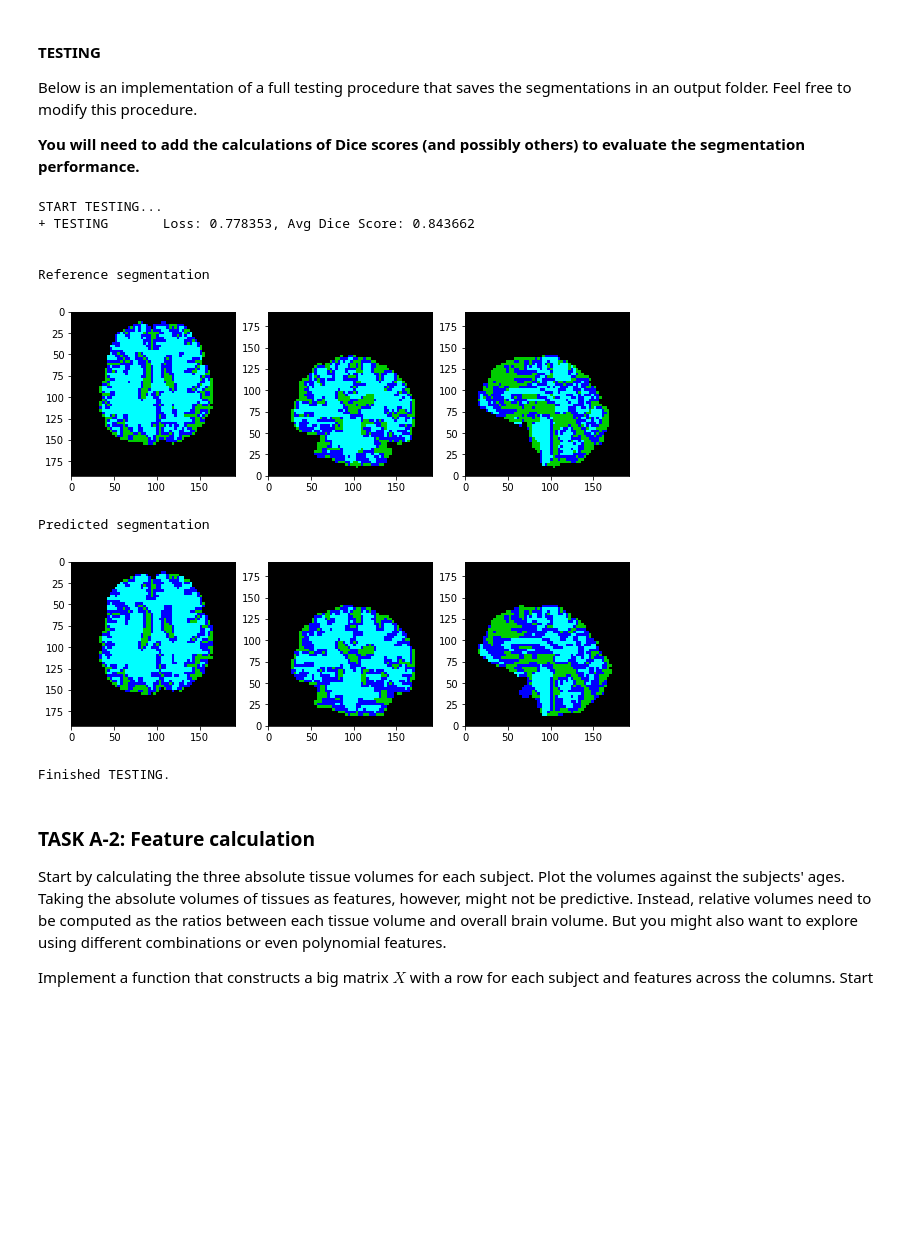
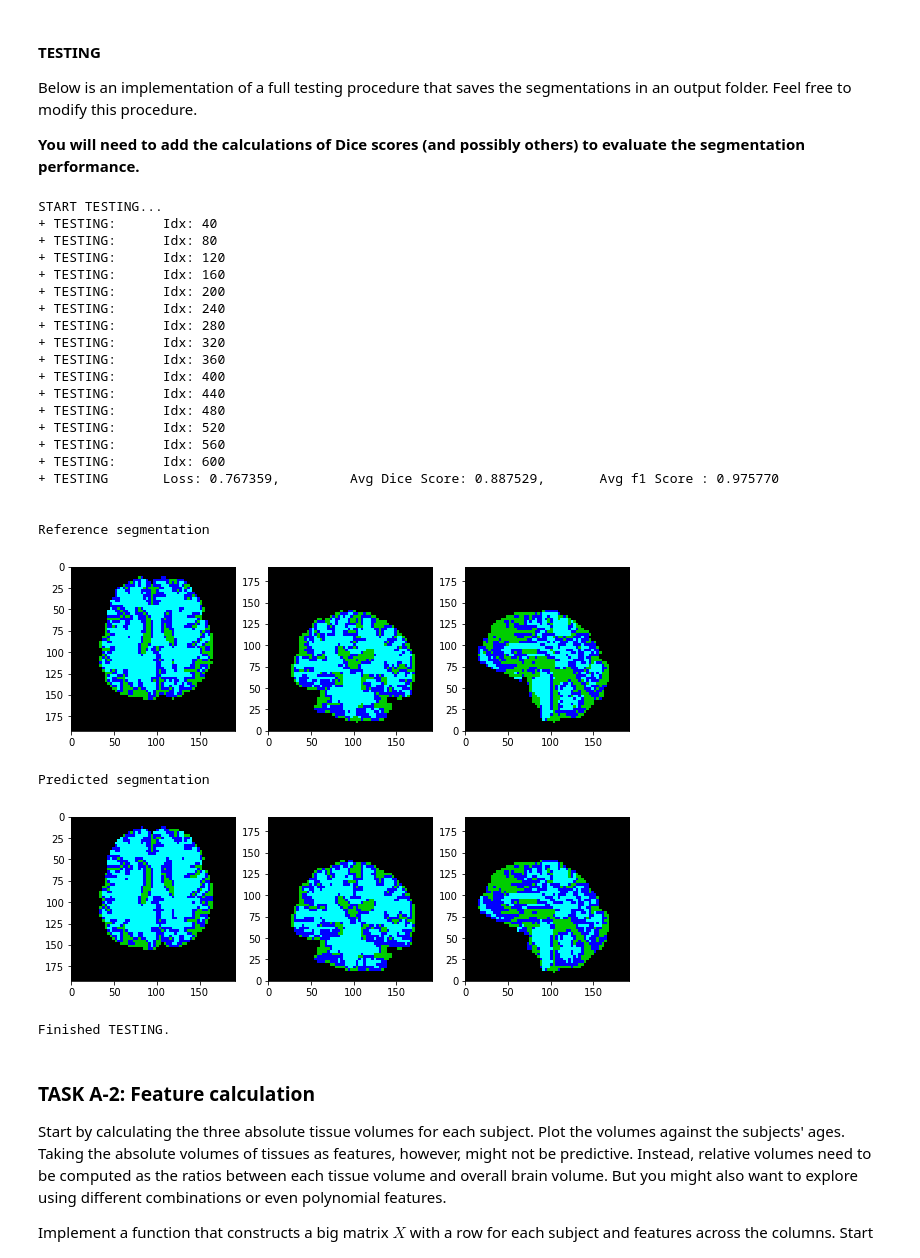
Before and after one commit to chengyiz/Brain-MRI-Segmentation, a Jupyter notebook: mli-coursework-2/MLI-CW-2.ipynb, the cells around one changed output. Drawn from its saved outputs; the diff is of its cells as text; code cells hidden in the pictures; blank space fills up the shorter version.

```diff
--- a/mli-coursework-2/MLI-CW-2.ipynb
+++ b/mli-coursework-2/MLI-CW-2.ipynb
@@ -165,12 +165,13 @@ Here we set some default hyper-parameters and a starting configuration for the i
 # %%
 rnd_seed = 42 #fixed random seed
 
+# img_size = [128, 128, 128]
 img_size = [64, 64, 64]
 img_spacing = [3, 3, 3]
 
-num_epochs = 80
+num_epochs = 100
 learning_rate = 0.001
-batch_size = 8
+batch_size = 4
 val_interval = 10
 
 num_classes = 4
@@ -251,15 +252,13 @@ class SimpleNet3D(nn.Module):
     def __init__(self, num_classes):
         super(SimpleNet3D, self).__init__()
         self.num_classes = num_classes
-        self.conv1 = nn.Conv3d(1, 6, kernel_size=3, padding=1)
-        self.conv2 = nn.Conv3d(6, 16, kernel_size=3, padding=1)
-        self.conv3 = nn.Conv3d(16, 40, kernel_size=3, padding=1)
-        self.conv4 = nn.Conv3d(40, 21, kernel_size=1)
-        self.conv5 = nn.Conv3d(21, num_classes, kernel_size=1)
+        self.conv1 = nn.Conv3d(1, 18, kernel_size=3, padding=1)
+        self.conv2 = nn.Conv3d(18, 36, kernel_size=3, padding=1)
+        self.conv3 = nn.Conv3d(36, 54, kernel_size=3, padding=1)
+        self.conv4 = nn.Conv3d(54, 27, kernel_size=1)
+        self.conv5 = nn.Conv3d(27, num_classes, kernel_size=1)
 
     def forward(self, x):
-#         x = F.max_pool3d(F.relu(self.conv1(x)), 2, stride=1)
-#         x = F.max_pool3d(F.relu(self.conv2(x)), 2, stride=1)
         x = F.relu(self.conv1(x))
         x = F.relu(self.conv2(x))
         x = F.relu(self.conv3(x))
@@ -506,8 +484,8 @@ pred_dir = os.path.join(out_dir, 'pred')
 if not os.path.exists(pred_dir):
     os.makedirs(pred_dir)
 
-model = SimpleNet3D(num_classes=num_classes)
-model.load_state_dict(torch.load(os.path.join(model_dir, 'model.pt')))
+# model = SimpleNet3D(num_classes=num_classes)
+# model.load_state_dict(torch.load(os.path.join(model_dir, 'model.pt')))
 model.to(device)
 model.eval()
 
@@ -517,6 +495,7 @@ loss_test = 0
 sum_pts = 0
 idx_test = 0
 d_score = 0
+skd_score = 0
 with torch.no_grad():
     for data_sample in dataloader_test:
         img, seg = data_sample['img'].to(device), data_sample['seg'].to(device)
@@ -529,9 +508,9 @@ with torch.no_grad():
         prd = torch.argmax(prd, dim=1)
         # Dice Score
 
-#         prd_d = prd.view(prd.size()[0], -1)
-#         seg_d = seg.view(seg.size()[0], -1)
-#         d_score += metrics.f1_score(seg_d.cpu().squeeze(), prd_d.cpu().squeeze(), average='weighted')
+        prd_d = prd.view(prd.size()[0], -1)
+        seg_d = seg.view(seg.size()[0], -1)
+        skd_score += metrics.f1_score(seg_d.cpu().squeeze(), prd_d.cpu().squeeze(), average='weighted')
 
         sample = dataset_test.get_sample(idx_test)
         name = dataset_test.get_seg_name(idx_test)
@@ -540,34 +519,52 @@ with torch.no_grad():
         # Dice Score
         prediction.CopyInformation(sample['seg'])
         segmentation = sitk.GetImageFromArray(seg.cpu().squeeze().numpy().astype(np.uint8))
         segmentation.CopyInformation(sample['seg'])
         overlap_measures_filter = sitk.LabelOverlapMeasuresImageFilter()
         overlap_measures_filter.Execute(prediction, segmentation)
         d_score += overlap_measures_filter.GetDiceCoefficient()
 
         sitk.WriteImage(prediction, os.path.join(pred_dir, name))
 
         idx_test += 1
+        if (idx_test % 40 == 0):
+            print('+ TESTING: \tIdx: {}'.format(idx_test))
 
 loss_test /= sum_pts
 avg_d_score = d_score / idx_test
+avg_skd_score = skd_score.item() / idx_test
 
-print('+ TESTING \tLoss: {:.6f}, Avg Dice Score: {:.6f}'.format(loss_test, avg_d_score))
+print('+ TESTING \tLoss: {:.6f}, \tAvg Dice Score: {:.6f}, \tAvg f1 Score : {:.6f}'.format(loss_test, avg_d_score, avg_skd_score))
 
 # Show last testing sample as an example
 print('\n\nReference segmentation')
 display_image(sitk.LabelToRGB(sample['seg']))
 print('Predicted segmentation')
 display_image(sitk.LabelToRGB(prediction))
 
 print('\nFinished TESTING.')
 # %% [output]
 START TESTING...
-+ TESTING       Loss: 0.778353, Avg Dice Score: 0.843662
++ TESTING:      Idx: 40
++ TESTING:      Idx: 80
++ TESTING:      Idx: 120
++ TESTING:      Idx: 160
++ TESTING:      Idx: 200
++ TESTING:      Idx: 240
++ TESTING:      Idx: 280
++ TESTING:      Idx: 320
++ TESTING:      Idx: 360
++ TESTING:      Idx: 400
++ TESTING:      Idx: 440
++ TESTING:      Idx: 480
++ TESTING:      Idx: 520
++ TESTING:      Idx: 560
++ TESTING:      Idx: 600
++ TESTING       Loss: 0.767359,         Avg Dice Score: 0.887529,       Avg f1 Score : 0.975770
 
 
 Reference segmentation
 [figure]
 Predicted segmentation
-[figure, old version]
+[figure, new version]
 Finished TESTING.
```
Also changed, not shown: parts of 17 cells of this notebook, 1 other file.
